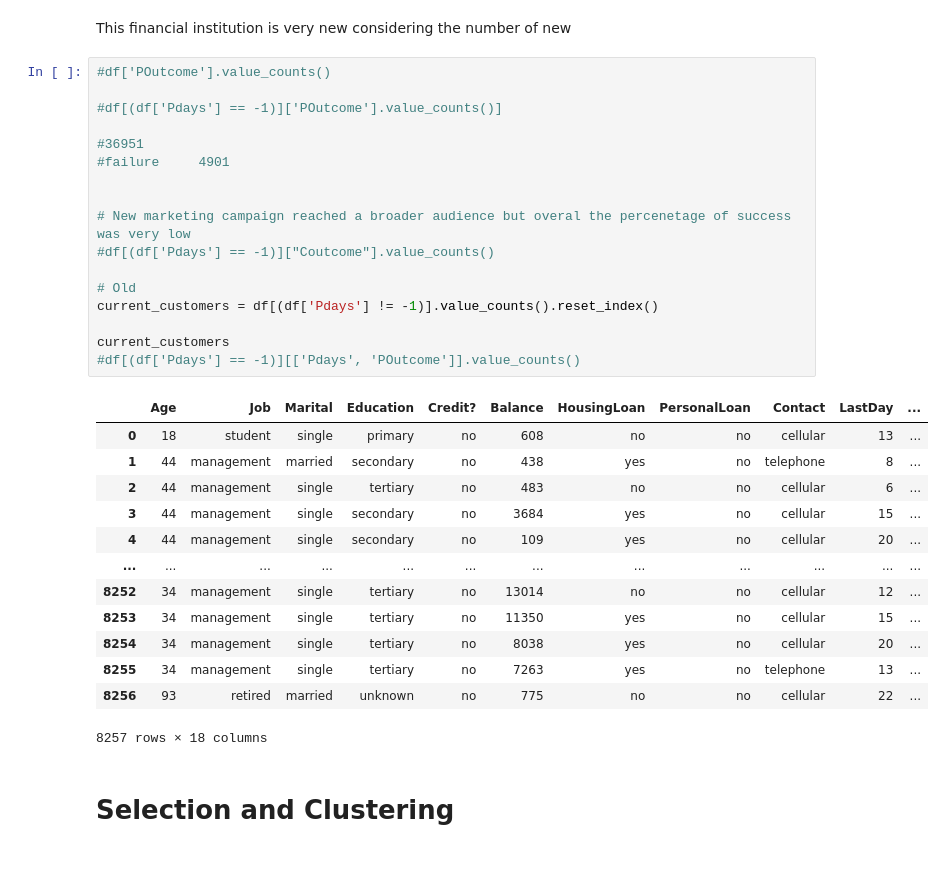
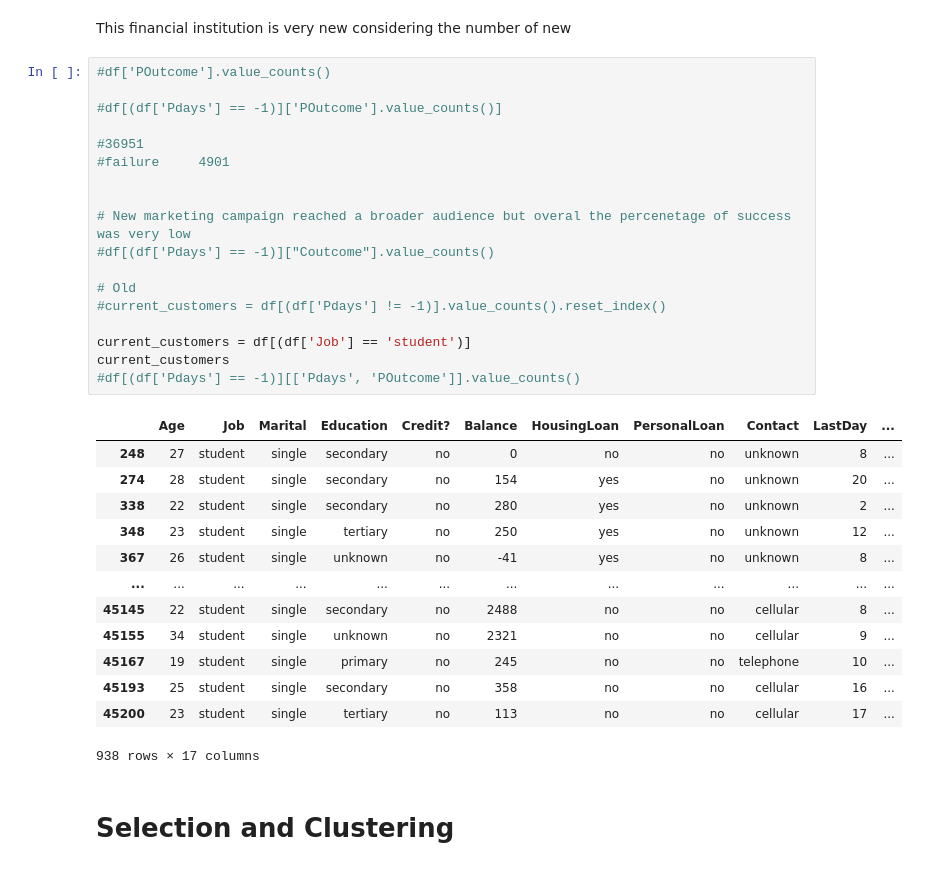
Before and after one commit to thaladikary/ml-assignment-1, a Jupyter notebook: Assignment1.ipynb, the cells around one changed output. Cells and saved outputs as stored; diff of their text form.

```diff
--- a/Assignment1.ipynb
+++ b/Assignment1.ipynb
@@ -416,34 +410,35 @@ This financial institution is very new considering the number of new
 # %%
 #df['POutcome'].value_counts()
 
 #df[(df['Pdays'] == -1)]['POutcome'].value_counts()]
 
 #36951
 #failure     4901
 
 
 # New marketing campaign reached a broader audience but overal the percenetage of success was very low
 #df[(df['Pdays'] == -1)]["Coutcome"].value_counts()
 
 # Old
-current_customers = df[(df['Pdays'] != -1)].value_counts().reset_index()
+#current_customers = df[(df['Pdays'] != -1)].value_counts().reset_index()
 
+current_customers = df[(df['Job'] == 'student')]
 current_customers
 #df[(df['Pdays'] == -1)][['Pdays', 'POutcome']].value_counts()
 # %% [output]
 |  | Age | Job | Marital | Education | Credit? | Balance | HousingLoan | PersonalLoan | Contact | LastDay | ... |
-| 0 | 18 | student | single | primary | no | 608 | no | no | cellular | 13 | ... |
-| 1 | 44 | management | married | secondary | no | 438 | yes | no | telephone | 8 | ... |
-| 2 | 44 | management | single | tertiary | no | 483 | no | no | cellular | 6 | ... |
-| 3 | 44 | management | single | secondary | no | 3684 | yes | no | cellular | 15 | ... |
-| 4 | 44 | management | single | secondary | no | 109 | yes | no | cellular | 20 | ... |
+| 248 | 27 | student | single | secondary | no | 0 | no | no | unknown | 8 | ... |
+| 274 | 28 | student | single | secondary | no | 154 | yes | no | unknown | 20 | ... |
+| 338 | 22 | student | single | secondary | no | 280 | yes | no | unknown | 2 | ... |
+| 348 | 23 | student | single | tertiary | no | 250 | yes | no | unknown | 12 | ... |
+| 367 | 26 | student | single | unknown | no | -41 | yes | no | unknown | 8 | ... |
 | ... | ... | ... | ... | ... | ... | ... | ... | ... | ... | ... | ... |
-| 8252 | 34 | management | single | tertiary | no | 13014 | no | no | cellular | 12 | ... |
-| 8253 | 34 | management | single | tertiary | no | 11350 | yes | no | cellular | 15 | ... |
-| 8254 | 34 | management | single | tertiary | no | 8038 | yes | no | cellular | 20 | ... |
-| 8255 | 34 | management | single | tertiary | no | 7263 | yes | no | telephone | 13 | ... |
-| 8256 | 93 | retired | married | unknown | no | 775 | no | no | cellular | 22 | ... |
+| 45145 | 22 | student | single | secondary | no | 2488 | no | no | cellular | 8 | ... |
+| 45155 | 34 | student | single | unknown | no | 2321 | no | no | cellular | 9 | ... |
+| 45167 | 19 | student | single | primary | no | 245 | no | no | telephone | 10 | ... |
+| 45193 | 25 | student | single | secondary | no | 358 | no | no | cellular | 16 | ... |
+| 45200 | 23 | student | single | tertiary | no | 113 | no | no | cellular | 17 | ... |
-8257 rows × 18 columns
+938 rows × 17 columns
 # %% [markdown]
 <h1>Selection and Clustering<h1>
 # %%
```
Also changed, not shown: parts of 16 cells of this notebook.
